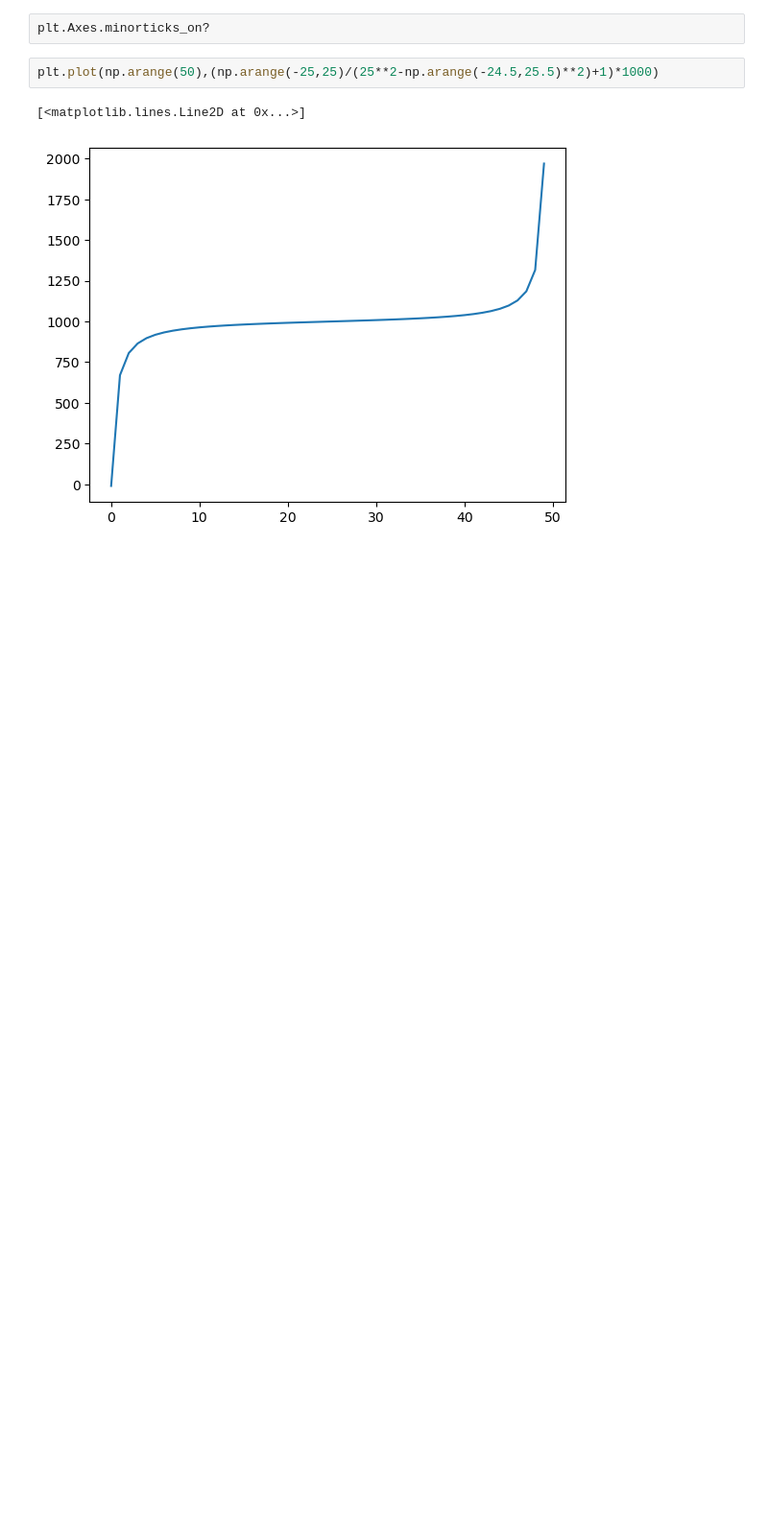
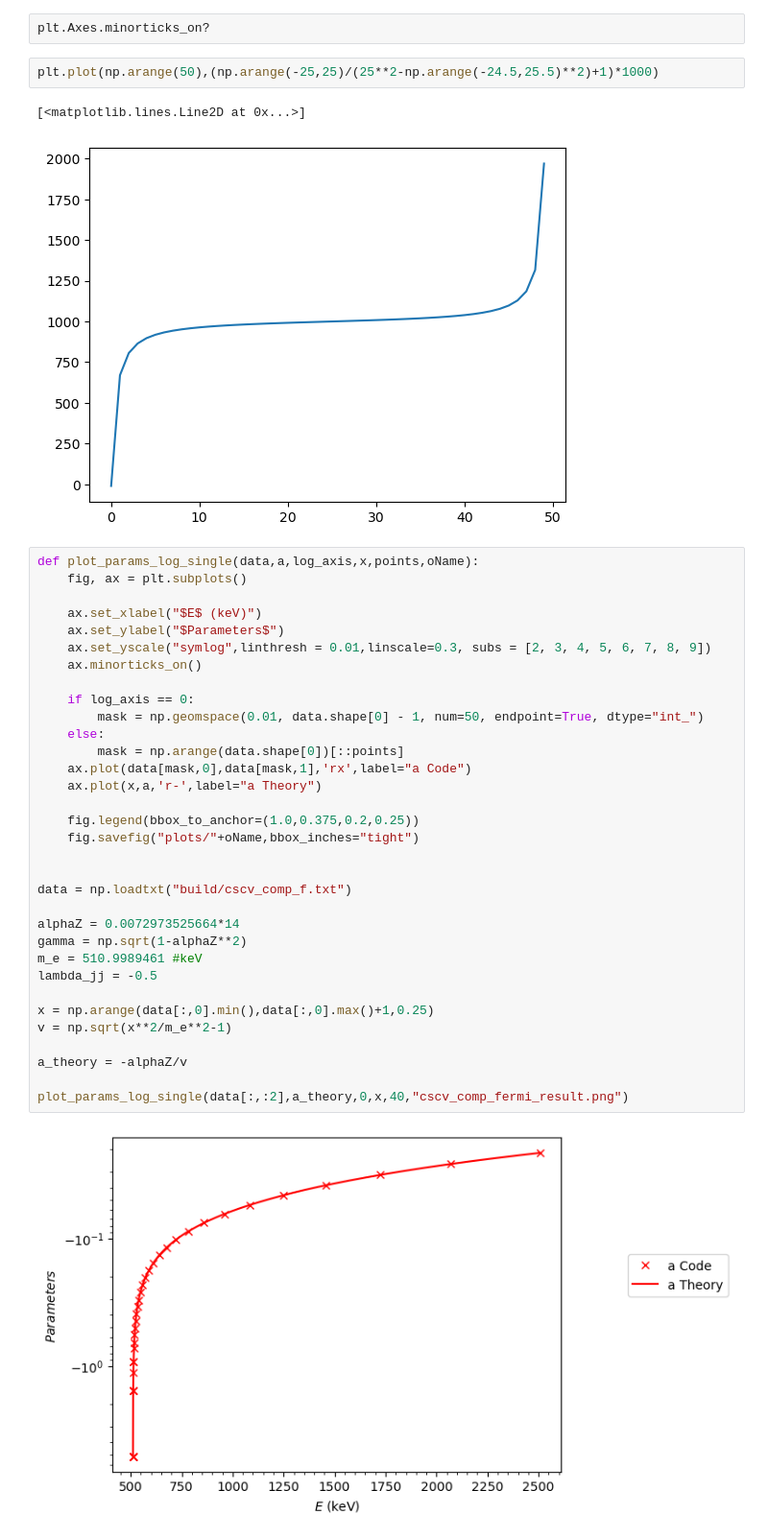
Before and after one commit to PabloCanovasM/CRADLE_TESTS, a Jupyter notebook: Untitled.ipynb, the cells around one changed output. Shown: that part at 96% size. Cells and saved outputs as stored; diff of their text form; blank space fills up the shorter version.

Commit message:
Analysed a,b,c parameter tests

```diff
--- a/Untitled.ipynb
+++ b/Untitled.ipynb
@@ -280,3 +280,38 @@ plt.plot(np.arange(50),(np.arange(-25,25)/(25**2-np.arange(-24.5,25.5)**2)+1)*10
 # %% [output]
 [<matplotlib.lines.Line2D at 0x...>]
 [figure]
+# %%
+def plot_params_log_single(data,a,log_axis,x,points,oName):
+    fig, ax = plt.subplots()
+
+    ax.set_xlabel("$E$ (keV)")
+    ax.set_ylabel("$Parameters$")
+    ax.set_yscale("symlog",linthresh = 0.01,linscale=0.3, subs = [2, 3, 4, 5, 6, 7, 8, 9])
+    ax.minorticks_on()
+
+    if log_axis == 0:
+        mask = np.geomspace(0.01, data.shape[0] - 1, num=50, endpoint=True, dtype="int_")
+    else:
+        mask = np.arange(data.shape[0])[::points]
+    ax.plot(data[mask,0],data[mask,1],'rx',label="a Code")
+    ax.plot(x,a,'r-',label="a Theory")
+
+    fig.legend(bbox_to_anchor=(1.0,0.375,0.2,0.25))
+    fig.savefig("plots/"+oName,bbox_inches="tight")
+
+
+data = np.loadtxt("build/cscv_comp_f.txt")
+
+alphaZ = 0.0072973525664*14
+gamma = np.sqrt(1-alphaZ**2)
+m_e = 510.9989461 #keV
+lambda_jj = -0.5
+
+x = np.arange(data[:,0].min(),data[:,0].max()+1,0.25)
+v = np.sqrt(x**2/m_e**2-1)
+
+a_theory = -alphaZ/v
+
+plot_params_log_single(data[:,:2],a_theory,0,x,40,"cscv_comp_fermi_result.png")
+# %% [output]
+[figure, added]
```
Also changed, not shown: parts of 4 cells of this notebook, 6 other files.
